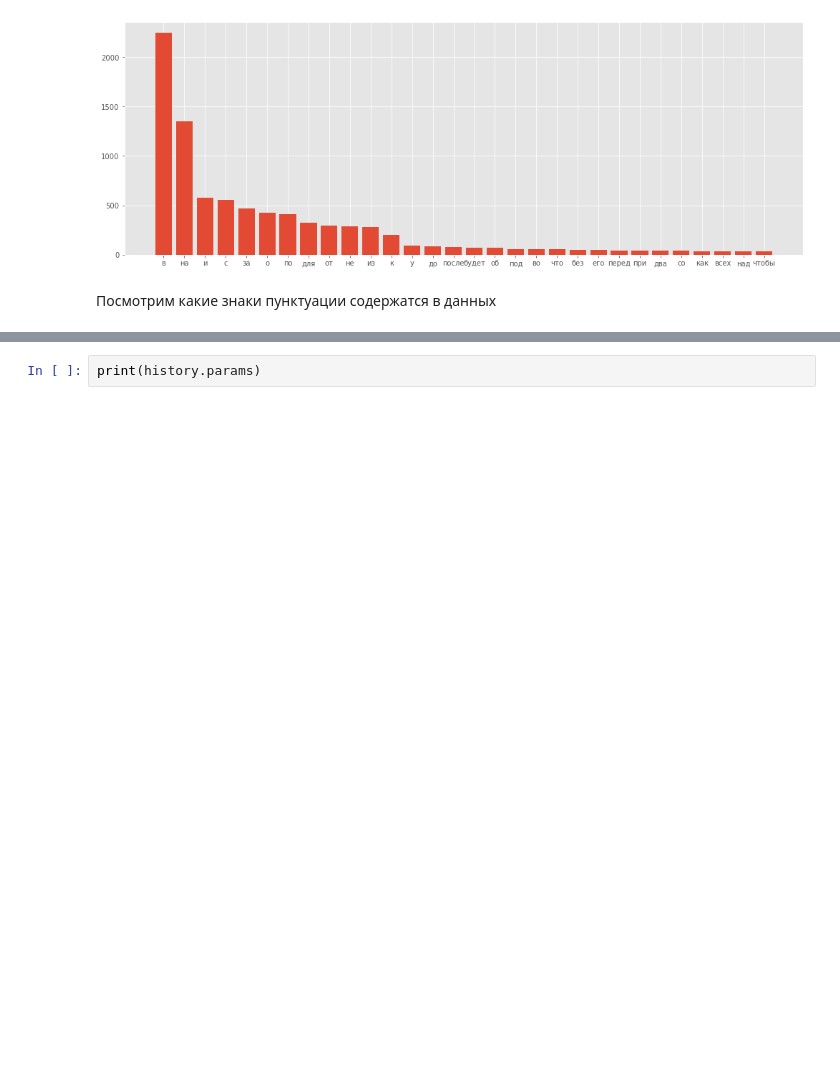
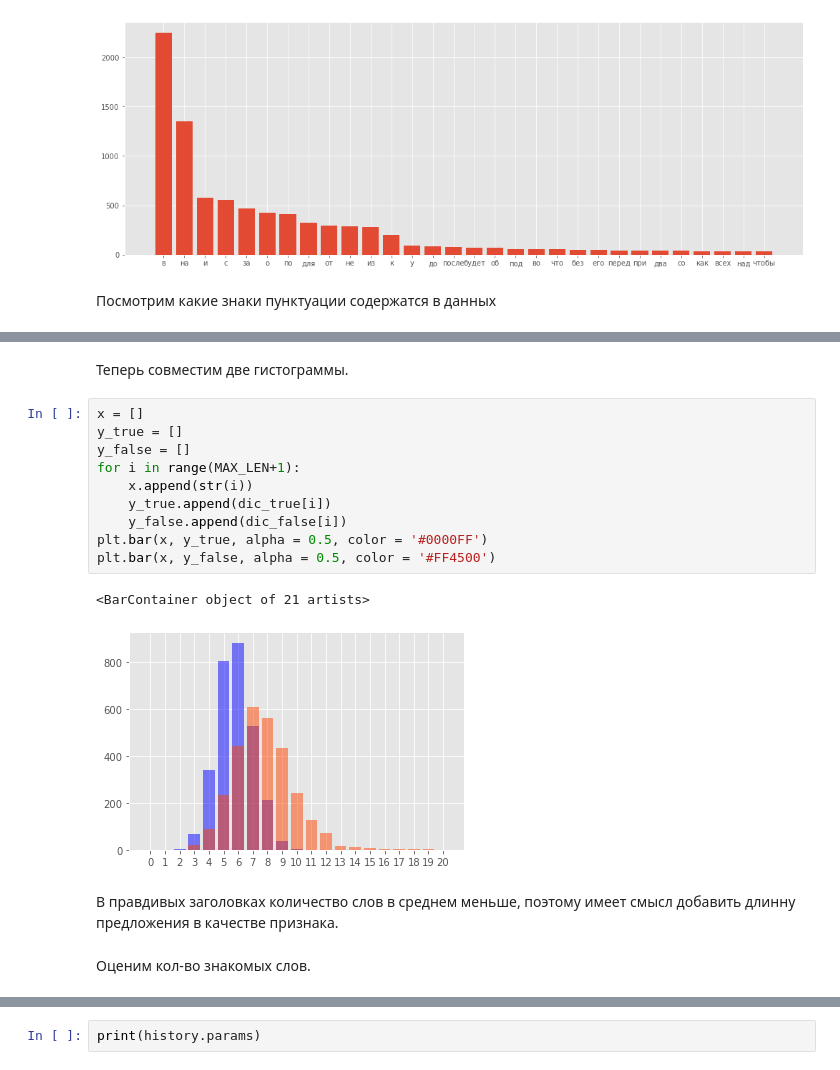
Before and after one commit to Hlestov/Fake-news-classifier, a Jupyter notebook: Notebook.ipynb, the cells around one changed output, grey strips where cells are left out. Cells and saved outputs as stored; diff of their text form; blank space fills up the shorter version.

```diff
--- a/Notebook.ipynb
+++ b/Notebook.ipynb
@@ -445,0 +286,19 @@ model.compile(loss='binary_crossentropy',optimizer=optimzer,metrics=['accuracy']
+# %% [markdown]
+Теперь совместим две гистограммы.
+# %%
+x = []
+y_true = []
+y_false = []
+for i in range(MAX_LEN+1):
+    x.append(str(i))
+    y_true.append(dic_true[i])
+    y_false.append(dic_false[i])
+plt.bar(x, y_true, alpha = 0.5, color = '#0000FF')
+plt.bar(x, y_false, alpha = 0.5, color = '#FF4500')
+# %% [output]
+<BarContainer object of 21 artists>
+[figure, added]
+# %% [markdown]
+В правдивых заголовках количество слов в среднем меньше, поэтому имеет смысл добавить длинну предложения в качестве признака.
+# %% [markdown]
+Оценим кол-во знакомых слов.
```
Also changed, not shown: parts of 89 cells of this notebook.
